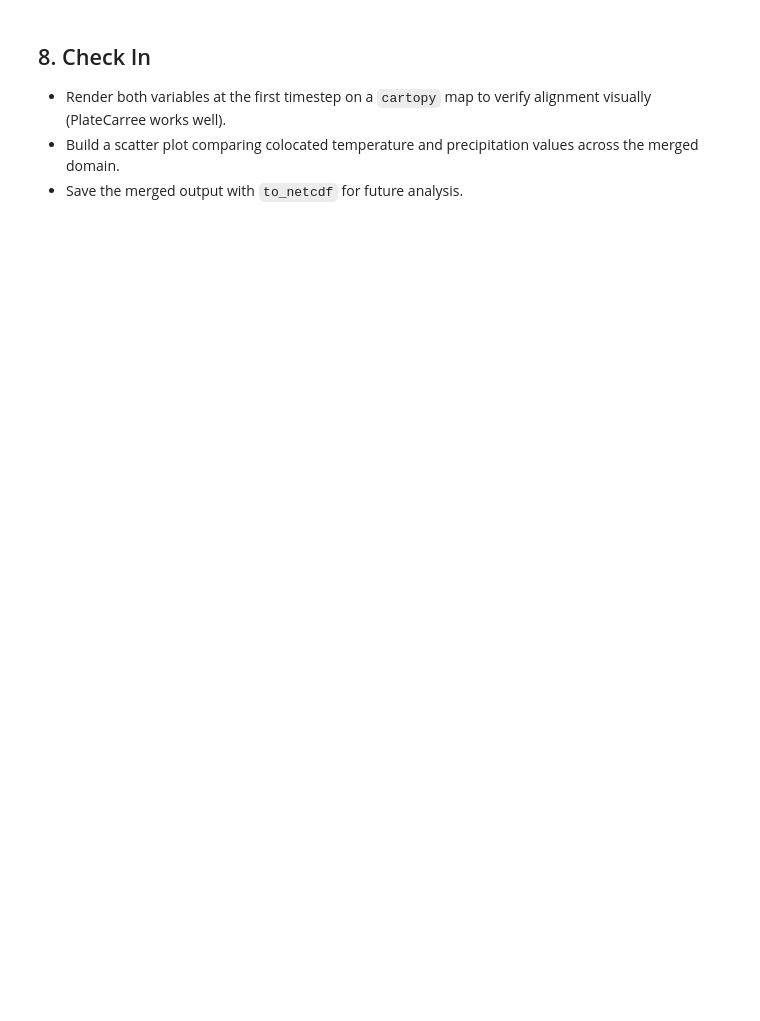
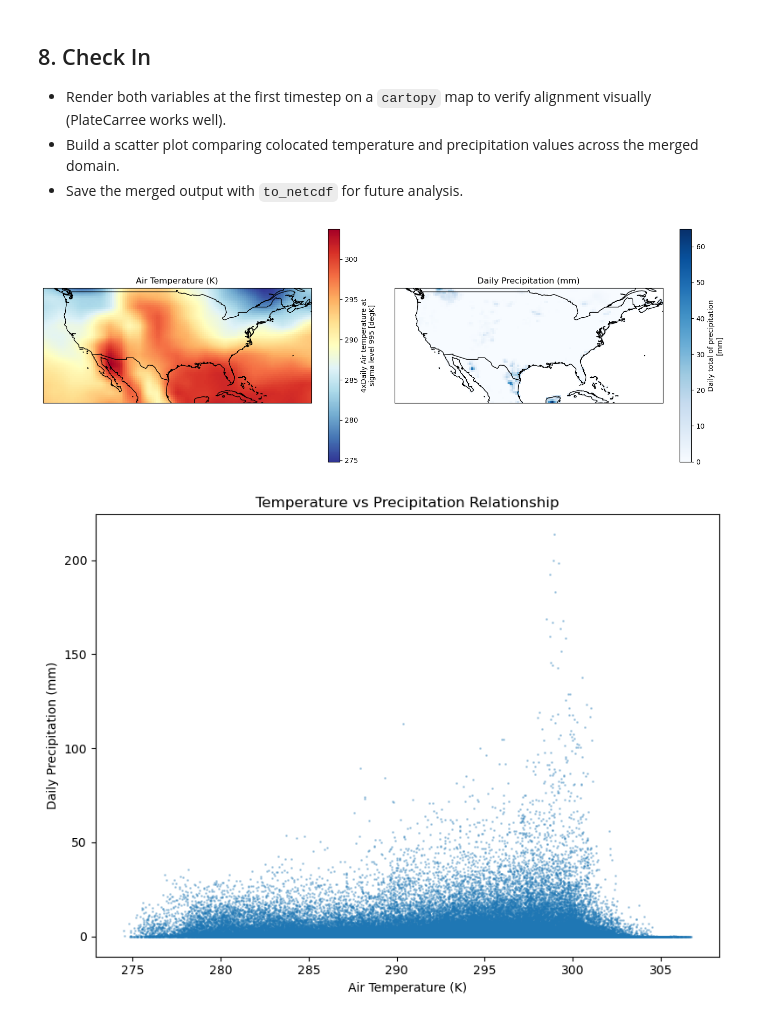
Before and after one commit to atmsillinois/ATMS-523-Module-3-CheckIn, a Jupyter notebook: notebooks/merge_climate_datasets_exercise.ipynb, the cells around one changed output. Saved outputs shown, nothing was run; the diff lists cells and outputs as text; code cells hidden in the pictures; blank space fills up the shorter version.

```diff
--- a/notebooks/merge_climate_datasets_exercise.ipynb
+++ b/notebooks/merge_climate_datasets_exercise.ipynb
@@ -78,17 +77,26 @@ Use `xr.interp` to interpolate the daily air temperatures onto the precipitation
 # %%
 # TODO: interpolate the resampled temperature field onto the precipitation grid.
 # raise NotImplementedError("Create `air_interp`.")
+
+precip_us_360 = precip_us.assign_coords(
+    lon=(precip_us.lon % 360)
+)
+
 air_interp = air_daily.interp(
-    lat=precip_us.lat,
-    lon=precip_us.lon
-)#
+    lat=precip_us_360.lat,
+    lon=precip_us_360.lon
+)
 # %% [markdown]
 ## 6. Merge the datasets
 
 Convert the aligned arrays into datasets with clear variable names and merge them with `xr.merge`. Save the output as `merged`.
 # %%
 # TODO: build datasets and merge them into one object named `merged`.
-raise NotImplementedError("Create `merged`.")
+# raise NotImplementedError("Create `merged`.")
+
+air_ds = air_interp.to_dataset(name='air_temperature')
+precip_ds = precip_us['precip'].to_dataset(name='daily_precip')
+merged = xr.merge([air_ds, precip_ds])
 # %% [markdown]
 ## 7. Inspect your result
 
@@ -104,3 +122,44 @@ print(merged)
 - Render both variables at the first timestep on a `cartopy` map to verify alignment visually (PlateCarree works well).
 - Build a scatter plot comparing colocated temperature and precipitation values across the merged domain.
 - Save the merged output with `to_netcdf` for future analysis.
+# %%
+if ccrs is not None:
+    fig, axes = plt.subplots(1, 2, figsize=(14, 5),
+                             subplot_kw={'projection': ccrs.PlateCarree()})
+
+    # Temperature plot
+    merged.air_temperature.isel(time=0).plot(
+        ax=axes[0], cmap='RdYlBu_r', transform=ccrs.PlateCarree()
+    )
+    axes[0].coastlines()
+    axes[0].add_feature(cfeature.BORDERS)
+    axes[0].set_title('Air Temperature (K)')
+
+    # Precipitation plot
+    merged.daily_precip.isel(time=0).plot(
+        ax=axes[1], cmap='Blues', transform=ccrs.PlateCarree()
+    )
+    axes[1].coastlines()
+    axes[1].add_feature(cfeature.BORDERS)
+    axes[1].set_title('Daily Precipitation (mm)')
+
+    plt.tight_layout()
+    plt.show()
+
+# Scatter plot of temperature vs precipitation
+fig, ax = plt.subplots(figsize=(8, 6))
+ax.scatter(
+    merged.air_temperature.values.flatten(),
+    merged.daily_precip.values.flatten(),
+    alpha=0.3, s=1
+)
+ax.set_xlabel('Air Temperature (K)')
+ax.set_ylabel('Daily Precipitation (mm)')
+ax.set_title('Temperature vs Precipitation Relationship')
+plt.tight_layout()
+plt.show()
+
+merged.to_netcdf('merged_climate_data_june2020.nc')
+# %% [output]
+[figure, added]
+[figure, added]
```
Also changed, not shown: parts of 2 cells of this notebook.
